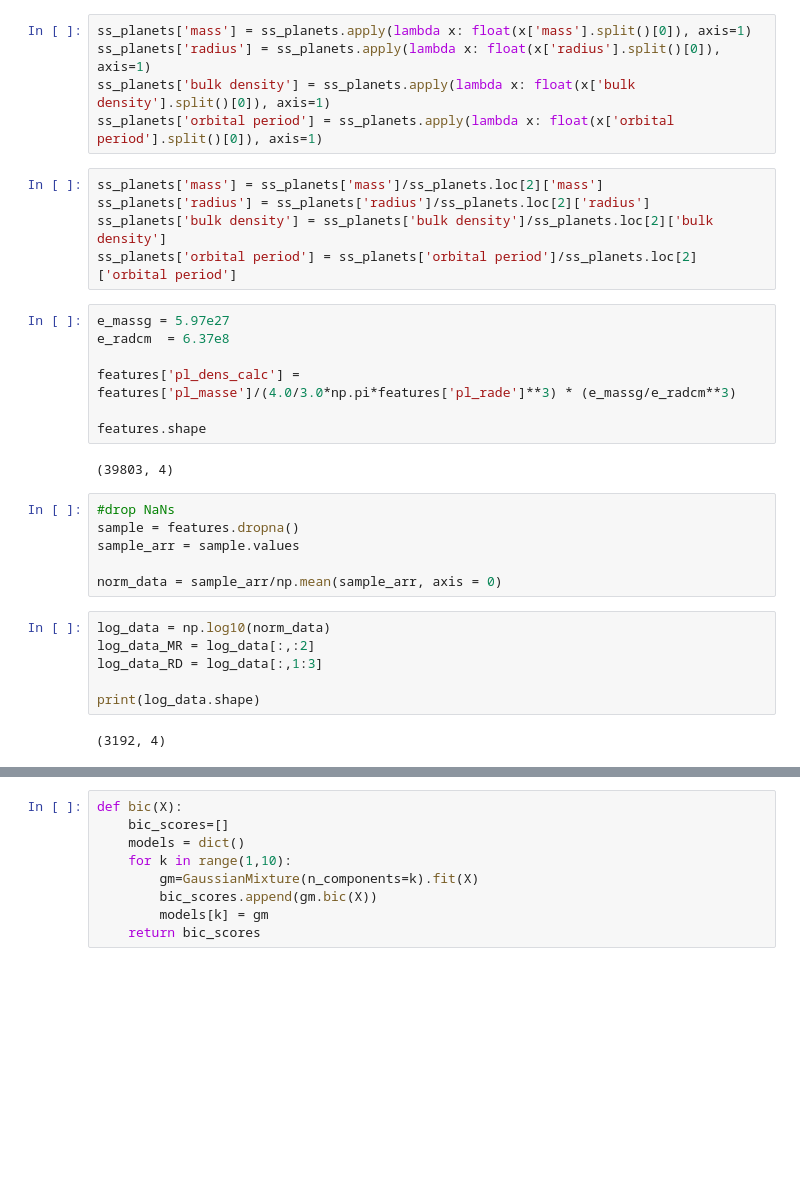
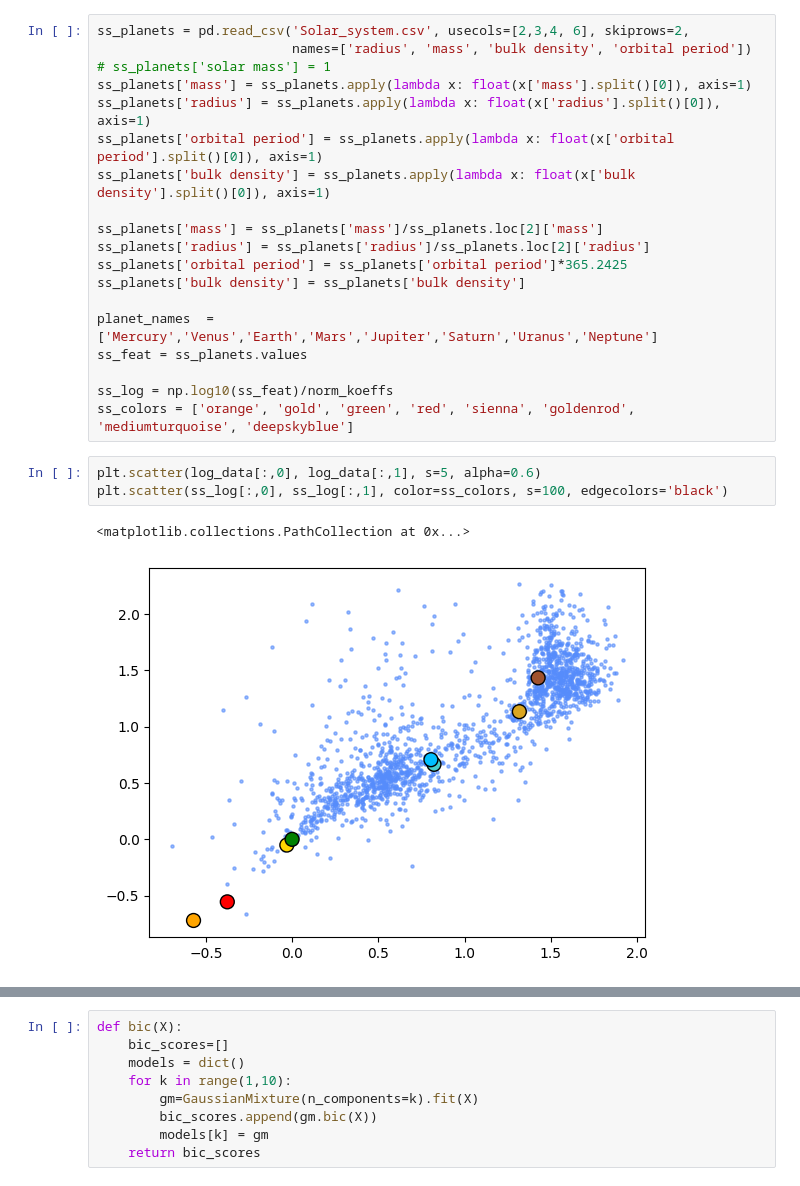
Before and after one commit to CosmicHitchhiker/ds_astro_2026s, a Jupyter notebook: ex6/exercise6.ipynb, the cells around one changed output, grey strips where cells are left out. Saved outputs shown, nothing was run; the diff lists cells and outputs as text; blank space fills up the shorter version.

```diff
--- a/ex6/exercise6.ipynb
+++ b/ex6/exercise6.ipynb
@@ -22,33 +44,25 @@ ss_planets = pd.read_csv('Solar_system.csv', usecols=[2,3,4, 6], skiprows=2,
 # %%
+ss_planets = pd.read_csv('Solar_system.csv', usecols=[2,3,4, 6], skiprows=2,
+                         names=['radius', 'mass', 'bulk density', 'orbital period'])
+# ss_planets['solar mass'] = 1
 ss_planets['mass'] = ss_planets.apply(lambda x: float(x['mass'].split()[0]), axis=1)
 ss_planets['radius'] = ss_planets.apply(lambda x: float(x['radius'].split()[0]), axis=1)
+ss_planets['orbital period'] = ss_planets.apply(lambda x: float(x['orbital period'].split()[0]), axis=1)
 ss_planets['bulk density'] = ss_planets.apply(lambda x: float(x['bulk density'].split()[0]), axis=1)
-ss_planets['orbital period'] = ss_planets.apply(lambda x: float(x['orbital period'].split()[0]), axis=1)
+
+ss_planets['mass'] = ss_planets['mass']/ss_planets.loc[2]['mass']
+ss_planets['radius'] = ss_planets['radius']/ss_planets.loc[2]['radius']
+ss_planets['orbital period'] = ss_planets['orbital period']*365.2425
+ss_planets['bulk density'] = ss_planets['bulk density']
+
+planet_names  = ['Mercury','Venus','Earth','Mars','Jupiter','Saturn','Uranus','Neptune']
+ss_feat = ss_planets.values
+
+ss_log = np.log10(ss_feat)/norm_koeffs
+ss_colors = ['orange', 'gold', 'green', 'red', 'sienna', 'goldenrod', 'mediumturquoise', 'deepskyblue']
-# %%
-ss_planets['mass'] = ss_planets['mass']/ss_planets.loc[2]['mass']
-ss_planets['radius'] = ss_planets['radius']/ss_planets.loc[2]['radius']
-ss_planets['bulk density'] = ss_planets['bulk density']/ss_planets.loc[2]['bulk density']
-ss_planets['orbital period'] = ss_planets['orbital period']/ss_planets.loc[2]['orbital period']
-# %%
-e_massg = 5.97e27
-e_radcm  = 6.37e8
-
-features['pl_dens_calc'] = features['pl_masse']/(4.0/3.0*np.pi*features['pl_rade']**3) * (e_massg/e_radcm**3)
-
-features.shape
-# %% [output]
-(39803, 4)
-# %%
-#drop NaNs
-sample = features.dropna()
-sample_arr = sample.values
-
-norm_data = sample_arr/np.mean(sample_arr, axis = 0)
-# %%
-log_data = np.log10(norm_data)
-log_data_MR = log_data[:,:2]
-log_data_RD = log_data[:,1:3]
-
-print(log_data.shape)
-# %% [output]
-(3192, 4)
+# %%
+plt.scatter(log_data[:,0], log_data[:,1], s=5, alpha=0.6)
+plt.scatter(ss_log[:,0], ss_log[:,1], color=ss_colors, s=100, edgecolors='black')
+# %% [output]
+<matplotlib.collections.PathCollection at 0x...>
+[figure, added]
```
Also changed, not shown: parts of 19 cells of this notebook.
